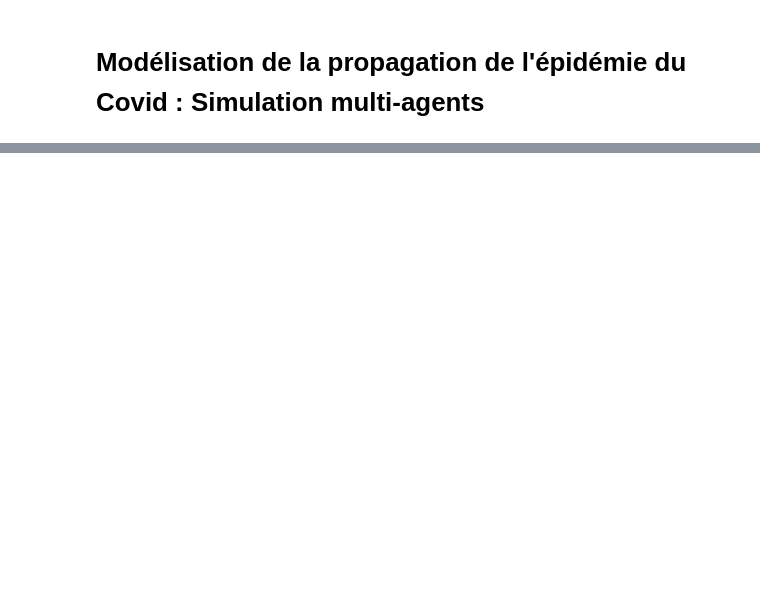
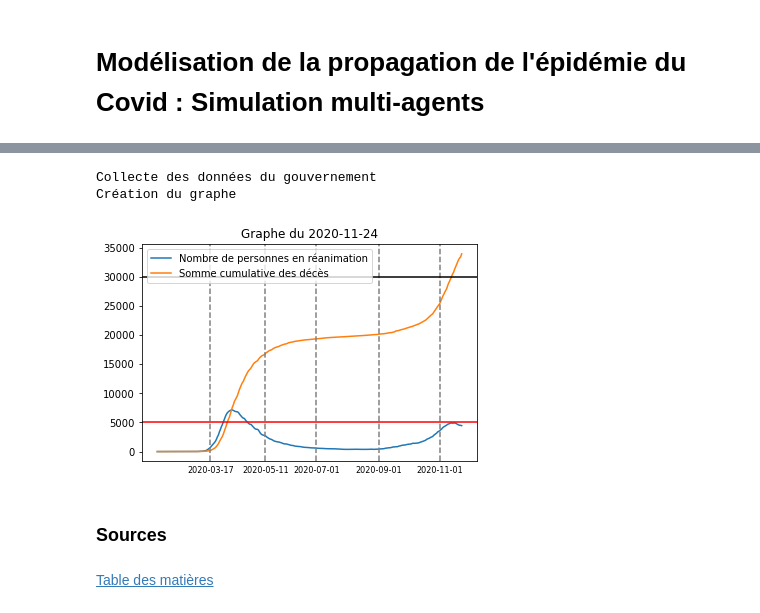
Before and after one commit to cristal-smac/mas_basics, a Jupyter notebook: mas_covid_network.ipynb, the cells around one changed output, grey strips where cells are left out. Cells and saved outputs as stored; diff of their text form; code cells hidden in the pictures; blank space fills up the shorter version.

```diff
--- a/mas_covid_network.ipynb
+++ b/mas_covid_network.ipynb
@@ -987,0 +759,47 @@ sma.run(nb_rounds)
+# %%
+# Création du graphe de l'évolution du Covid en France
+
+# date du jour :
+today = date.today()
+
+# Pour avoir toutes les données :
+data = collecte_donnees()
+
+# Pour plotter à l'échelle régionale ou départementale :
+#data = collecte_donnees('regional')
+#data = collecte_donnees('departemental')
+
+print("Création du graphe")
+# Plot de la figure :
+fig, ax1 = plt.subplots(1, 1)
+ax1.plot(data['reanimation'])
+ax1.plot(data['deces'])
+
+x_axis = ax1.axes.get_xaxis()
+x_axis.set_visible(False)
+
+# Dates importantes :
+# début-fin du premier confinement, début-fin été 2020, début du deuxième confinement :
+xcoords = ['2020-03-17','2020-05-11','2020-07-01','2020-09-01','2020-11-01']
+
+for xc in xcoords:
+    plt.axvline(x=xc,ls='--',c='gray')
+    ax1.text(xc, -0.02, f"{xc}", color='black', transform=ax1.get_xaxis_transform(),
+            ha='center', va='top', fontsize=8)
+
+# Nombre de lits en réanimation :
+plt.axhline(y=5000,c='red')
+
+plt.axhline(y=30000,c='black')
+plt.title(f"Graphe du {today}")
+plt.legend(["Nombre de personnes en réanimation","Somme cumulative des décès"])
+plt.savefig(f'./graph_covid.png')
+plt.show()
+# %% [output]
+Collecte des données du gouvernement
+Création du graphe
+[figure, added]
+# %% [markdown]
+### Sources <a class="anchor" id="s"></a>
+# %% [markdown]
+[Table des matières](#tdm)
```
Also changed, not shown: parts of 63 cells of this notebook.
